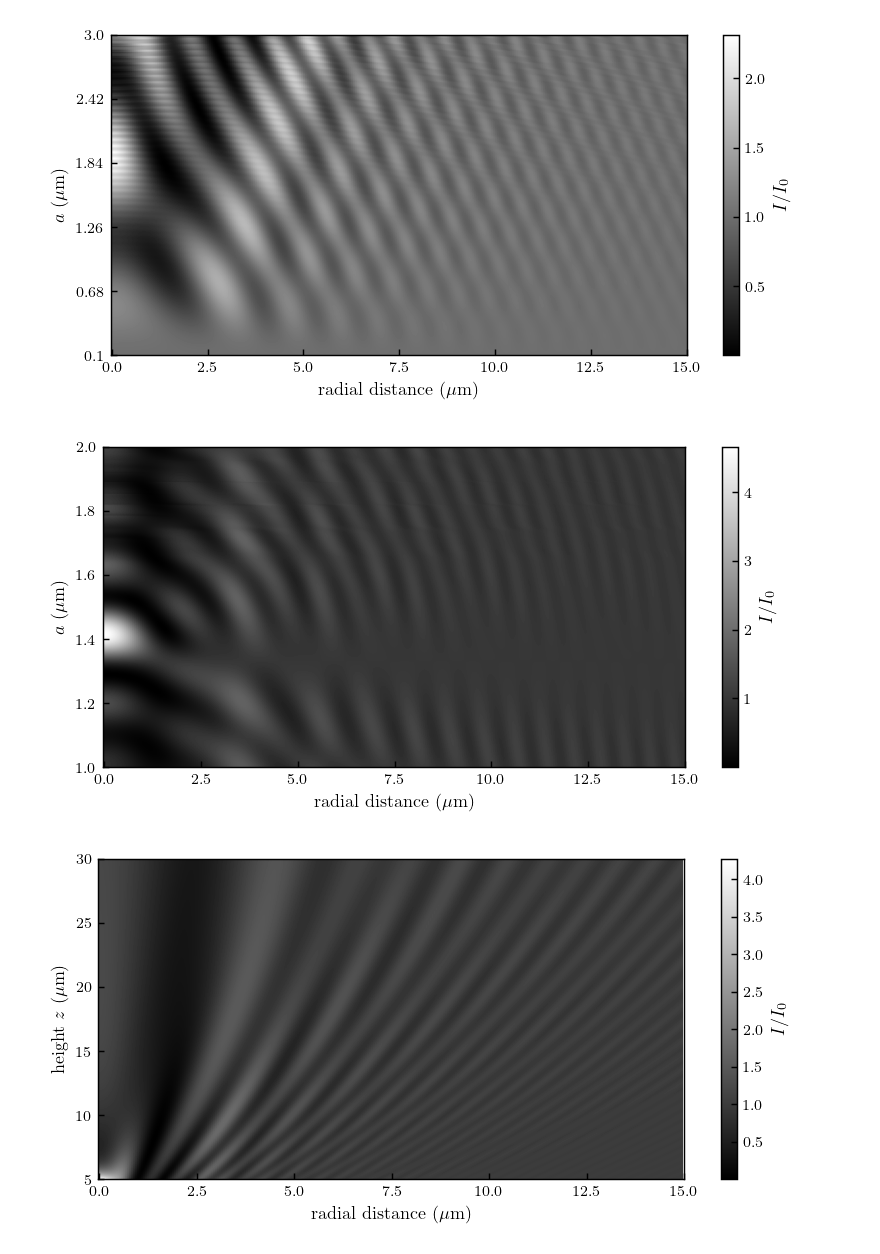
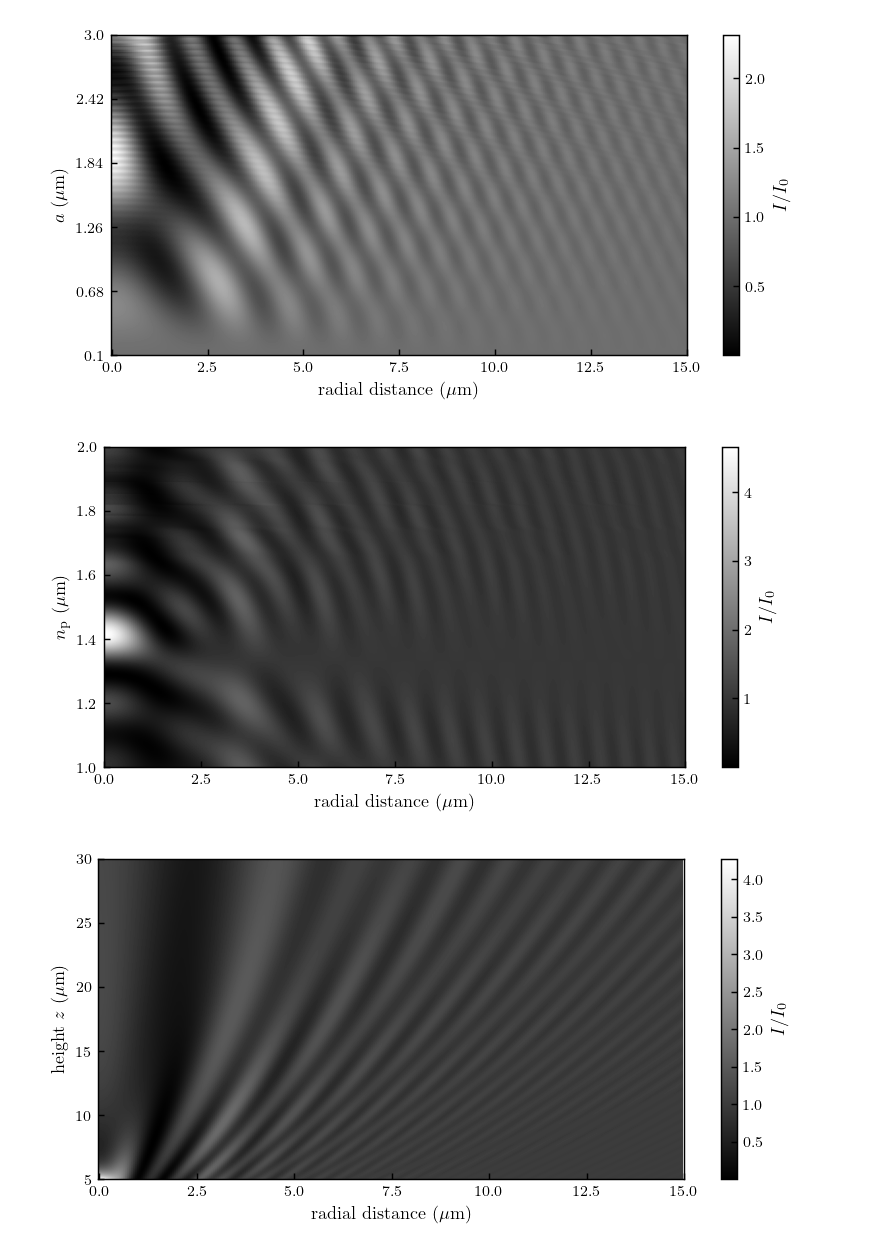
Before and after one commit to eXpensia/Confined-Brownian-Motion, a Jupyter notebook: 02_body/chapter2/images/holo_size_exemple/holosize_variation.ipynb, the cells around one changed output. Saved outputs shown, nothing was run; the diff lists cells and outputs as text; code cells hidden in the pictures.

```diff
--- a/02_body/chapter2/images/holo_size_exemple/holosize_variation.ipynb
+++ b/02_body/chapter2/images/holo_size_exemple/holosize_variation.ipynb
@@ -102,7 +102,7 @@ for i, r in enumerate(radius):
         if j == 0:
             plt.ylabel("$a =~${} ".format(r) + "$\mathrm{\mu m}$")
         if i == 0:
-            plt.title("$n =~${} ".format(n))
+            plt.title("$n_\mathrm{p} =~$"+"{} ".format(n))
 
 plt.tight_layout(pad=0.4, w_pad=0.4, h_pad=0.4)
 
@@ -177,27 +172,27 @@ holos = np.reshape(holos, (len(radius), length))
 # %%
 plt.figure(figsize=((cm2inch(16),cm2inch(8))))
 ax = plt.gca()
 pos = plt.imshow(holos, aspect='auto', origin='lower', cmap = "gray")
 a = [0, 400, 800, 1200, 1600 , 1999]
 ass = [str(np.around(ns[i],2)) for i in a]
 ax.set_yticks(a)
 ax.set_yticklabels(ass)
-plt.ylabel("$a$ ($\mathrm{\mu m}$)")
+plt.ylabel("$n_\mathrm{p}$ ($\mathrm{\mu m}$)")
 
 a = [0, 50, 100, 150, 200 , 250, 300]
 ass = [str(i*0.05) for i in a]
 ax.set_xticks(a)
 ax.set_xticklabels(ass)
 plt.xlabel("radial distance ($\mathrm{\mu m}$)")
 
 cbar = fig.colorbar(pos, ax=ax)
 cbar.set_label('$I/I_0$')
 
 plt.tight_layout()
 
 plt.savefig("holos_only_n.pdf")
 # %% [output]
-[figure, old version]
+[figure, new version]
 # %%
 import numpy as np
 zs = np.linspace(5, 30, 2000)
```
Also changed, not shown: parts of 4 cells of this notebook, 7 other files.
